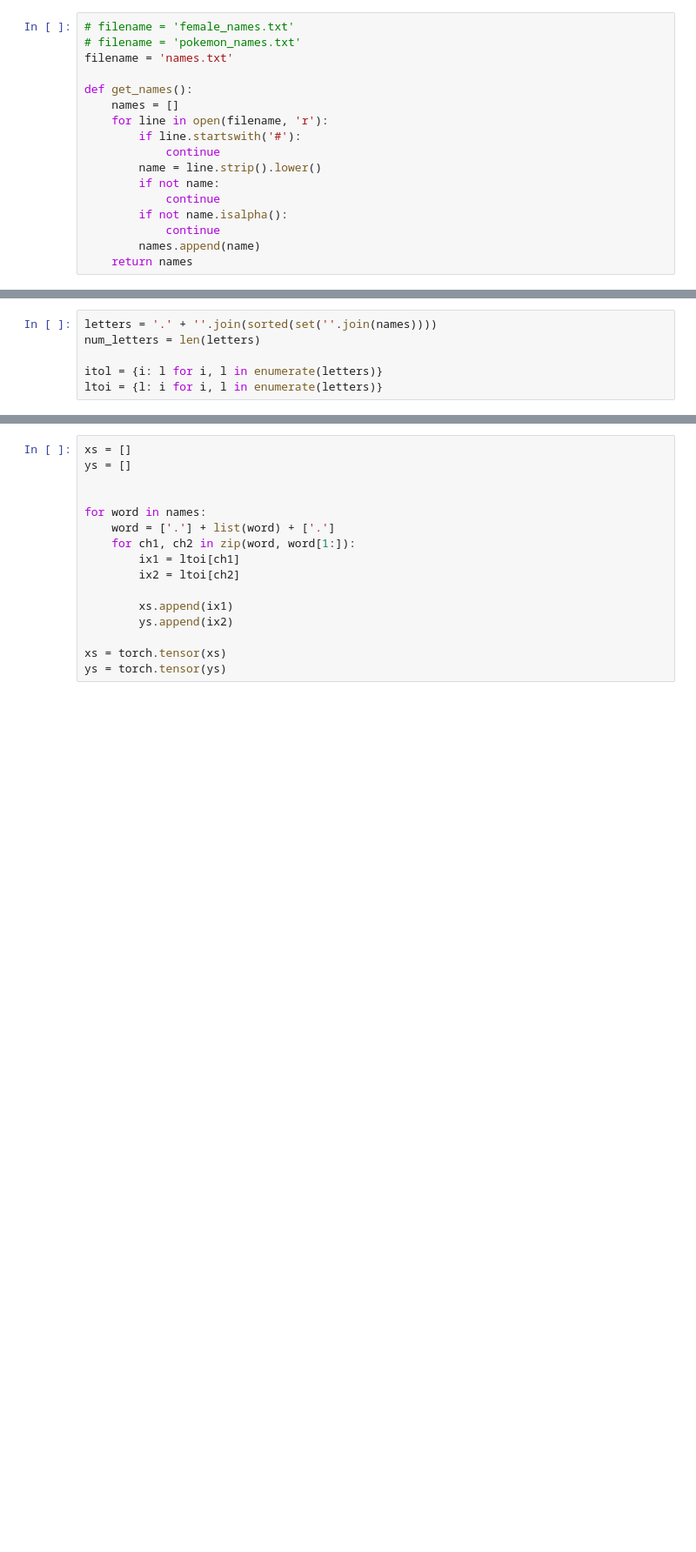
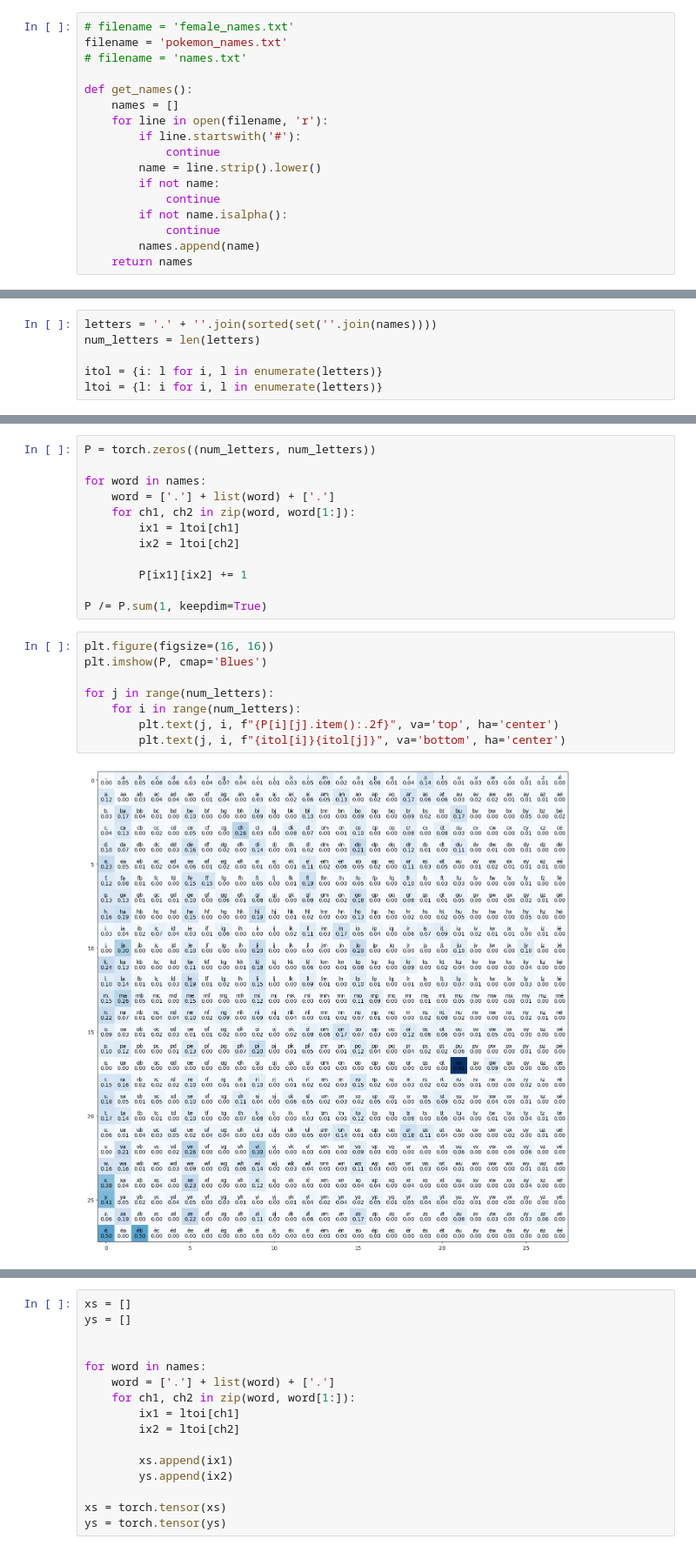
Before and after one commit to v/mldev, a Jupyter notebook: mldev/002_makemore/trigram.ipynb, the cells around one changed output, grey strips where cells are left out. Shown at 87% size. Drawn from its saved outputs; the diff is of its cells as text; blank space fills up the shorter version.

```diff
--- a/mldev/002_makemore/trigram.ipynb
+++ b/mldev/002_makemore/trigram.ipynb
@@ -10,7 +10,7 @@ import matplotlib.pyplot as plt
 # %%
 # filename = 'female_names.txt'
-# filename = 'pokemon_names.txt'
-filename = 'names.txt'
+filename = 'pokemon_names.txt'
+# filename = 'names.txt'
 
 def get_names():
     names = []
@@ -43,0 +44,22 @@ print(num_letters)
+# %%
+P = torch.zeros((num_letters, num_letters))
+
+for word in names:
+    word = ['.'] + list(word) + ['.']
+    for ch1, ch2 in zip(word, word[1:]):
+        ix1 = ltoi[ch1]
+        ix2 = ltoi[ch2]
+
+        P[ix1][ix2] += 1
+
+P /= P.sum(1, keepdim=True)
+# %%
+plt.figure(figsize=(16, 16))
+plt.imshow(P, cmap='Blues')
+
+for j in range(num_letters):
+    for i in range(num_letters):
+        plt.text(j, i, f"{P[i][j].item():.2f}", va='top', ha='center')
+        plt.text(j, i, f"{itol[i]}{itol[j]}", va='bottom', ha='center')
+# %% [output]
+[figure, added]
```
Also changed, not shown: parts of 13 cells of this notebook, 4 other files.
